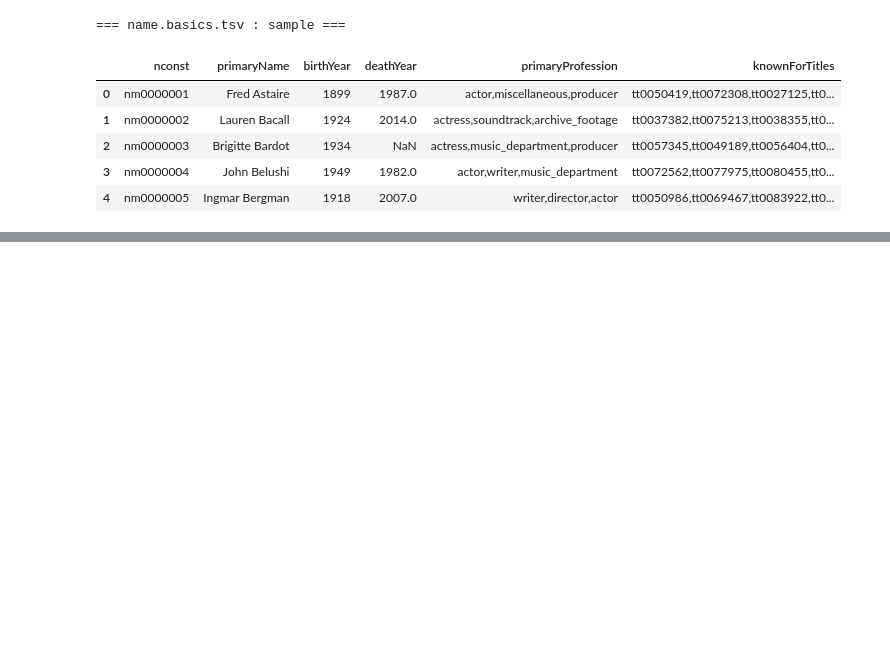
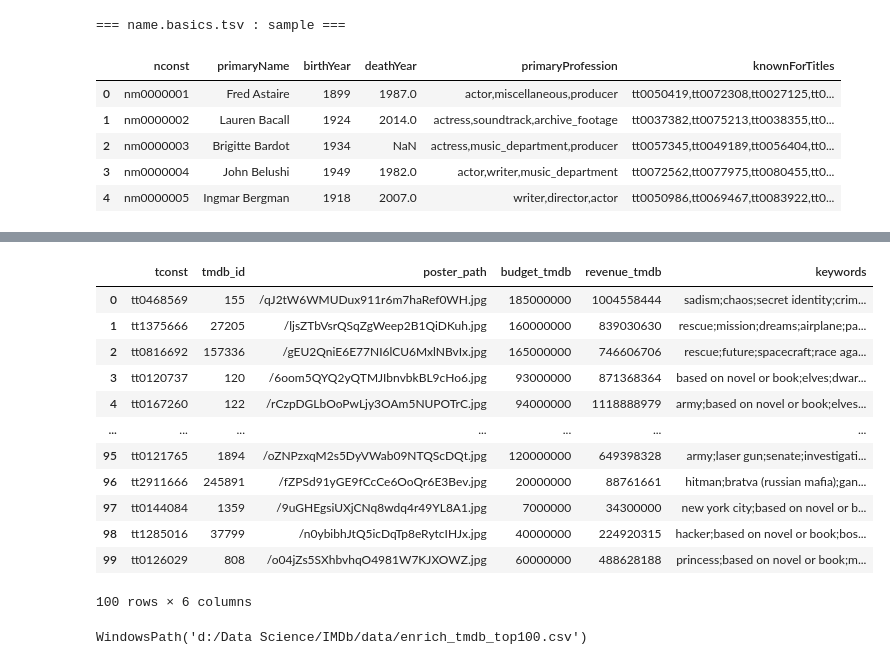
Before and after one commit to HTNam1710/IMDb, a Jupyter notebook: IMDb_quick_peek.ipynb, the cells around one changed output, grey strips where cells are left out. Saved outputs shown, nothing was run; the diff lists cells and outputs as text; code cells hidden in the pictures; blank space fills up the shorter version.

```diff
--- a/IMDb_quick_peek.ipynb
+++ b/IMDb_quick_peek.ipynb
@@ -184,0 +186,19 @@ for fname, df in samples.items():
+# %%
+TMDB_KEY = os.getenv("TMDB_API_KEY")
+assert TMDB_KEY, "Bạn cần TMDB_API_KEY trong .env"
+# %%
+# Đọc nhanh 300k dòng đầu để lọc
+basics_path = DATA_DIR / "title.basics.tsv"
+ratings_path = DATA_DIR / "title.ratings.tsv"
+
+dfb = pd.read_csv(basics_path, sep="\t", na_values="\\N", dtype=str)
+dfr = pd.read_csv(ratings_path, sep="\t", na_values="\\N", dtype={"tconst":str,"averageRating":float,"numVotes":int})
+
+# ép kiểu
+dfb["startYear"] = pd.to_numeric(dfb["startYear"], errors="coerce")
+mask = (dfb["titleType"]=="movie") & (dfb["startYear"]>=2000)
+movies = dfb.loc[mask, ["tconst","primaryTitle","startYear"]].merge(dfr, on="tconst", how="left")
+
+# Lấy top theo numVotes để enrich trước (ví dụ 100 phim)
+seed = movies.dropna(subset=["numVotes"]).sort_values("numVotes", ascending=False).head(100).reset_index(drop=True)
+seed[["tconst","primaryTitle","startYear","averageRating","numVotes"]].head()
@@ -184,0 +269,22 @@ for fname, df in samples.items():
+# %%
+df_tmdb
+# %% [output]
+|  | tconst | tmdb_id | poster_path | budget_tmdb | revenue_tmdb | keywords |
+| 0 | tt0468569 | 155 | /qJ2tW6WMUDux911r6m7haRef0WH.jpg | 185000000 | 1004558444 | sadism;chaos;secret identity;crim... |
+| 1 | tt1375666 | 27205 | /ljsZTbVsrQSqZgWeep2B1QiDKuh.jpg | 160000000 | 839030630 | rescue;mission;dreams;airplane;pa... |
+| 2 | tt0816692 | 157336 | /gEU2QniE6E77NI6lCU6MxlNBvIx.jpg | 165000000 | 746606706 | rescue;future;spacecraft;race aga... |
+| 3 | tt0120737 | 120 | /6oom5QYQ2yQTMJIbnvbkBL9cHo6.jpg | 93000000 | 871368364 | based on novel or book;elves;dwar... |
+| 4 | tt0167260 | 122 | /rCzpDGLbOoPwLjy3OAm5NUPOTrC.jpg | 94000000 | 1118888979 | army;based on novel or book;elves... |
+| ... | ... | ... | ... | ... | ... | ... |
+| 95 | tt0121765 | 1894 | /oZNPzxqM2s5DyVWab09NTQScDQt.jpg | 120000000 | 649398328 | army;laser gun;senate;investigati... |
+| 96 | tt2911666 | 245891 | /fZPSd91yGE9fCcCe6OoQr6E3Bev.jpg | 20000000 | 88761661 | hitman;bratva (russian mafia);gan... |
+| 97 | tt0144084 | 1359 | /9uGHEgsiUXjCNq8wdq4r49YL8A1.jpg | 7000000 | 34300000 | new york city;based on novel or b... |
+| 98 | tt1285016 | 37799 | /n0ybibhJtQ5icDqTp8eRytcIHJx.jpg | 40000000 | 224920315 | hacker;based on novel or book;bos... |
+| 99 | tt0126029 | 808 | /o04jZs5SXhbvhqO4981W7KJXOWZ.jpg | 60000000 | 488628188 | princess;based on novel or book;m... |
+100 rows × 6 columns
+# %%
+out = DATA_DIR / "enrich_tmdb_top100.csv"
+df_tmdb.to_csv(out, index=False)
+out
+# %% [output]
+WindowsPath('d:/Data Science/IMDb/data/enrich_tmdb_top100.csv')
```
Also changed, not shown: parts of 8 cells of this notebook, 1 other file.
